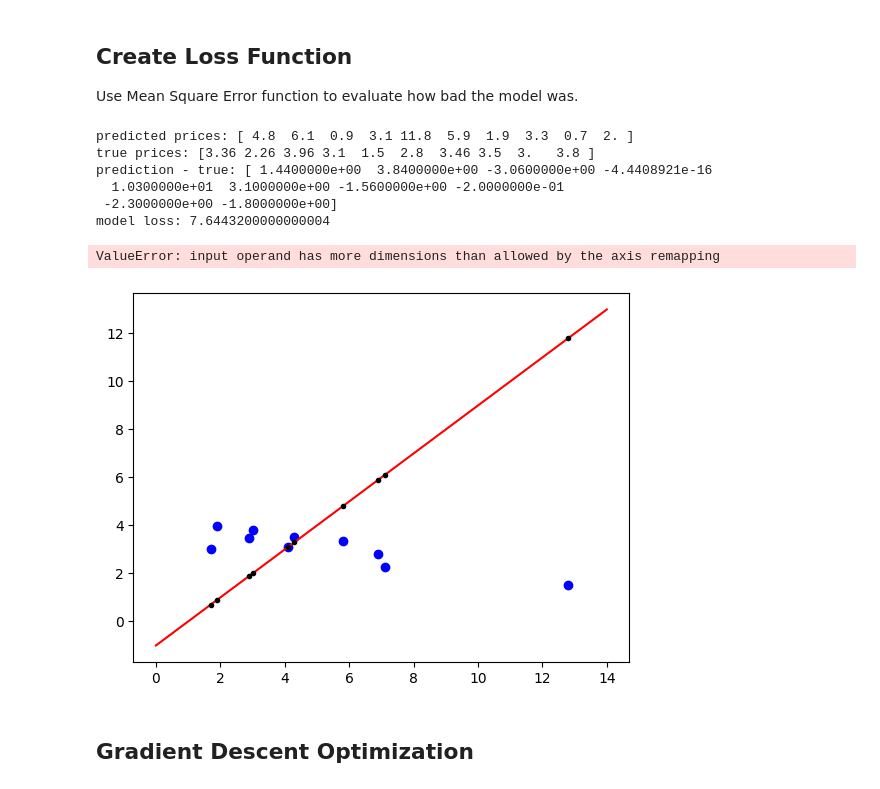
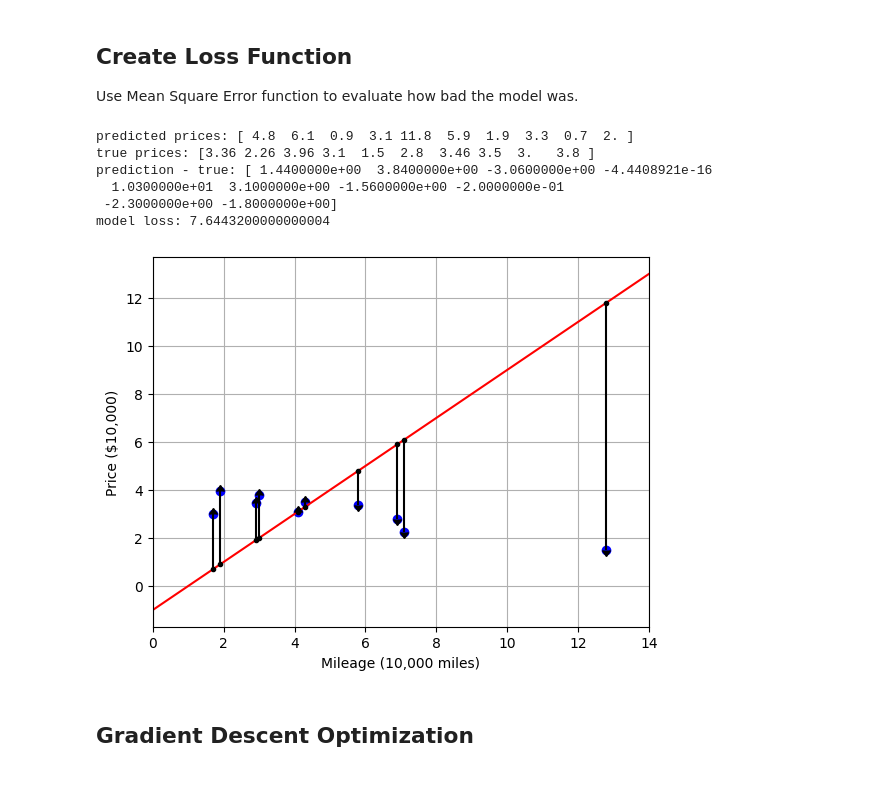
Before and after one commit to linzhangUCA/3321example-nn101, a Jupyter notebook: nn_101.ipynb, the cells around one changed output. Drawn from its saved outputs; the diff is of its cells as text; code cells hidden in the pictures.

Commit message:
fix errorbar

```diff
--- a/nn_101.ipynb
+++ b/nn_101.ipynb
@@ -55,7 +55,8 @@ def linear(input, weight, bias):
 # Visualize the model
 w = 1.0
 b = -1.0
-X = np.array([0, 14])  # create 2 coordinates on x-axis
+# X = np.array([0, 14]).reshape(-1, 1)  # create 2 coordinates on x-axis
+X = np.linspace(0, 14, 2).reshape(-1, 1)
 yhat = linear(X, w, b)  # compute y coordinates using initial linear model
 plt.plot(features, labels, 'bo', X, yhat, 'r')  # plot scattered datapoints as well as the model line
 plt.xlim(0., 14.)  # specify range of y axis
@@ -71,35 +72,34 @@ Use Mean Square Error function to evaluate how bad the model was.
 # %%
 def mse_fn(prediction, groundtruth):  # mean square error function
     individual_error = 0.5 * (prediction - groundtruth) ** 2
     averaged_error = np.mean(individual_error)
     return averaged_error
 
 # Evaluate initial model
 preds = linear(features, w, b)
 print(f"predicted prices: {preds.squeeze()}")
 print(f"true prices: {labels.squeeze()}")
+err = linear(features, w, b) - labels
 print(f"prediction - true: {err.squeeze()}")
 loss = mse_fn(prediction=preds, groundtruth=labels)
 print(f"model loss: {loss}")
 
 # Plot errors
-err = linear(features, w, b) - labels
 plt.plot(features, labels, 'bo', X, yhat, 'r')  # plot scattered datapoints as well as the model line
-plt.errorbar(features, linear(features, w, b), yerr=abs(err), uplims=err>0, lolims=err<0, fmt='k.')
+plt.errorbar(features.squeeze(), linear(features, w, b).squeeze(), yerr=abs(err).squeeze(), uplims=err.squeeze()>0, lolims=err.squeeze()<0, fmt='k.')
 plt.xlim(0., 14.)  # specify range of y axis
 plt.xlabel('Mileage (10,000 miles)')
 plt.ylabel('Price ($10,000)')
 plt.grid()
 # plt.savefig('model_performance.png')
 # %% [output]
 predicted prices: [ 4.8  6.1  0.9  3.1 11.8  5.9  1.9  3.3  0.7  2. ]
 true prices: [3.36 2.26 3.96 3.1  1.5  2.8  3.46 3.5  3.   3.8 ]
 prediction - true: [ 1.4400000e+00  3.8400000e+00 -3.0600000e+00 -4.4408921e-16
   1.0300000e+01  3.1000000e+00 -1.5600000e+00 -2.0000000e-01
  -2.3000000e+00 -1.8000000e+00]
 model loss: 7.6443200000000004
-ValueError: input operand has more dimensions than allowed by the axis remapping
-[figure, old version]
+[figure, new version]
 # %% [markdown]
 ## Gradient Descent Optimization
 # %%
```
